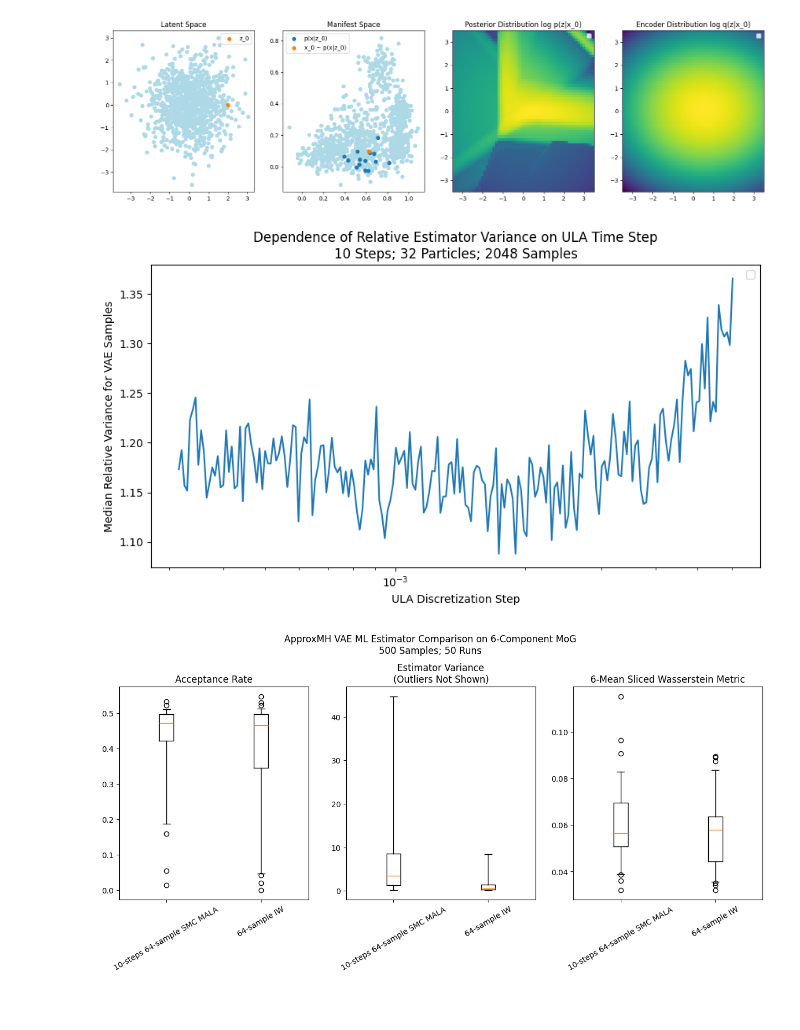
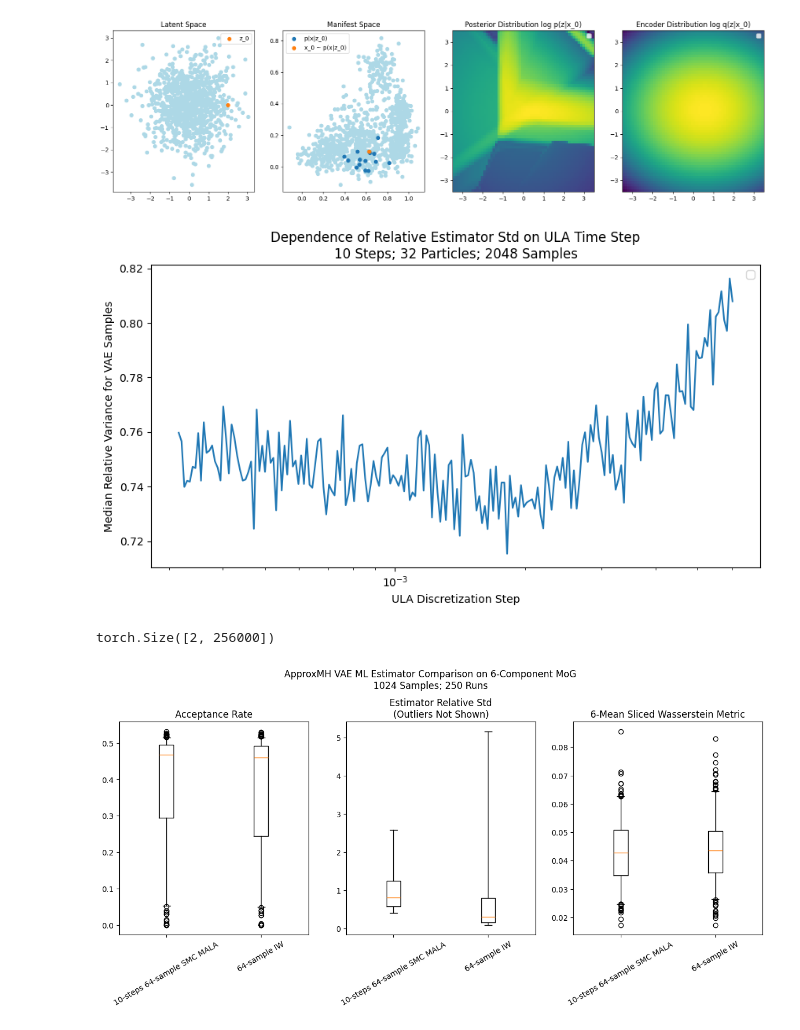
Before and after one commit to xapq/approximate-metropolis-hastings, a Jupyter notebook: notebooks/LikelihoodEstimatorsComparison.ipynb, the cells around one changed output. Saved outputs shown, nothing was run; the diff lists cells and outputs as text; code cells hidden in the pictures.

```diff
--- a/notebooks/LikelihoodEstimatorsComparison.ipynb
+++ b/notebooks/LikelihoodEstimatorsComparison.ipynb
@@ -251,38 +245,38 @@ No artists with labels found to put in legend.  Note that artists whose label st
 # %%
 def vae_likelihood_estimation_variance_by_time_step():
     n_steps = 10
     n_particles = 32
     n_samples = 2048
     time_step_options = np.logspace(-3.5, -2.22, 200)  # ULA time step options
 
     vae_samples = vae.sample((n_samples,))
 
     iw_log_likelihoods, iw_variances = vae.iw_log_marginal_estimate(vae_samples, L=32_768, batch_L=4096, return_variance=True)
     iw_rel_variance = (iw_variances / iw_log_likelihoods.exp()).median().item()
 
     test_logs = defaultdict(list)
     for time_step in tqdm(time_step_options):
-        log_likelihoods, variances = vae.ais_log_marginal_estimate(
+        log_likelihoods, variances, acc_rates = vae.ais_log_marginal_estimate(
             vae_samples, n_steps=n_steps, n_particles=n_particles, time_step=time_step,
-            kernel_type='mala', resample=False, return_variance=True
+            kernel_type='mala', resample=False, return_acc_rate=True
         )
-        test_logs['rel_variance'].append((variances / log_likelihoods.exp()).median().item())
+        test_logs['rel_variance'].append((variances.sqrt() / log_likelihoods.exp()).median().item())
 
     # rel_variances = torch.stack(test_logs['rel_variance'], dim=1)
 
     fig, ax = plt.subplots(figsize=(10, 5))
-    ax.set_title(f'Dependence of Relative Estimator Variance on ULA Time Step\n{n_steps} Steps; {n_particles} Particles; {n_samples} Samples')
+    ax.set_title(f'Dependence of Relative Estimator Std on ULA Time Step\n{n_steps} Steps; {n_particles} Particles; {n_samples} Samples')
     ax.set_xlabel('ULA Discretization Step')
     ax.set_xscale('log')
     ax.set_ylabel('Median Relative Variance for VAE Samples')
     # ax.set_yscale('log')
     # ax.axhline(iw_rel_variance, label='IW Estimator Median Rel. Variance', color='black', linestyle='--')
     ax.plot(time_step_options, test_logs['rel_variance'], color='tab:blue', alpha=1)
     ax.legend()
 
 vae_likelihood_estimation_variance_by_time_step()
 # %% [output]
-[figure, old version]
+[figure, new version]
 # %%
 torch.cuda.empty_cache()
 # %%
@@ -295,7 +289,7 @@ def compare_estimates():
     time_step = 0.002
     est1 = lambda x: vae.ais_log_marginal_estimate(
         x, n_steps=n_steps, n_particles=n_particles, time_step=time_step,
-        kernel_type='mala', return_variance=True, resample=False
+        kernel_type='mala', return_acc_rate=False, resample=False
     )
     est1_name = f'{n_steps}-steps {n_particles}-sample SMC MALA'
     # Estimator 2
@@ -310,41 +304,45 @@ def compare_estimates():
     n_ests = len(estimators)
 
     # Comparison parameters
-    n_runs = 50
-    n_samples = 500
+    n_runs = 250
+    n_samples = 1024
     sample_metric = SlicedDistributionMetric(WassersteinMetric1d(), 3 * D)
     # Plotting parameters
     whiskers = (5, 95)  # Box plot whisker percentiles
 
     target_samples = target.sample((n_samples,))
-    test_logs = [defaultdict(list) for _ in range(n_ests)]
+    test_logs = defaultdict(lambda: [list() for _ in range(n_ests)])
 
     for run_i in tqdm(range(n_runs)):
         vae_samples = vae.sample((n_samples,))
         for i in range(n_ests):
             est, est_name = estimators[i]
             log_likelihoods, variances = est(vae_samples)
-            test_logs[i]['likelihoods'].append(log_likelihoods.exp().detach())
-            test_logs[i]['variances'].append(variances.detach())
-            shuffled_vae_samples = vae_samples[torch.randperm(n_samples)]
+            test_logs['likelihoods'][i].append(log_likelihoods.exp().detach())
+            test_logs['variances'][i].append(variances.detach())
+            # shuffled_vae_samples = vae_samples[torch.randperm(n_samples)]
             mh_acc_rate, mh_samples = metropolis_hastings_filter(target, vae_samples, est)
-            test_logs[i]['acc_rate'].append(mh_acc_rate)
-            test_logs[i]['sample_metric'].append(sample_metric(target_samples, vae_samples).item())
+            test_logs['acc_rate'][i].append(mh_acc_rate)
+            test_logs['sample_metric'][i].append(sample_metric(target_samples, vae_samples).item())
+
+    for name in ('variances', 'likelihoods'):
+        test_logs[name] = torch.stack(tuple(map(torch.cat, test_logs[name])))
+    print(test_logs['variances'].shape)
 
     fig, axs = plt.subplots(ncols=3, figsize=(15, 5))
 
     ax = axs[0]
     ax.set_title('Acceptance Rate')
     ax.boxplot(
-        [test_logs[i]['acc_rate'] for i in range(n_ests)],
+        test_logs['acc_rate'],
         tick_labels=[est_name for est, est_name in estimators],
         whis=whiskers
     )
 
     ax = axs[1]
-    ax.set_title('Estimator Variance\n(Outliers Not Shown)')
+    ax.set_title('Estimator Relative Std\n(Outliers Not Shown)')
     ax.boxplot(
-        [to_numpy(torch.cat(test_logs[i]['variances'])) for i in range(n_ests)],
+        list(to_numpy(test_logs['variances'].sqrt() / test_logs['likelihoods'])),
         tick_labels=[est_name for est, est_name in estimators],
         whis=whiskers,
         showfliers=False
@@ -354,7 +352,7 @@ def compare_estimates():
     ax = axs[2]
     ax.set_title(sample_metric.name())
     ax.boxplot(
-        [test_logs[i]['sample_metric'] for i in range(n_ests)],
+        test_logs['sample_metric'],
         tick_labels=[est_name for est, est_name in estimators],
         whis=whiskers,
         showfliers=True
@@ -368,4 +366,5 @@ def compare_estimates():
 
 compare_estimates()
 # %% [output]
+torch.Size([2, 256000])
-[figure, old version]
+[figure, new version]
```
Also changed, not shown: parts of 6 cells of this notebook, 3 other files.
